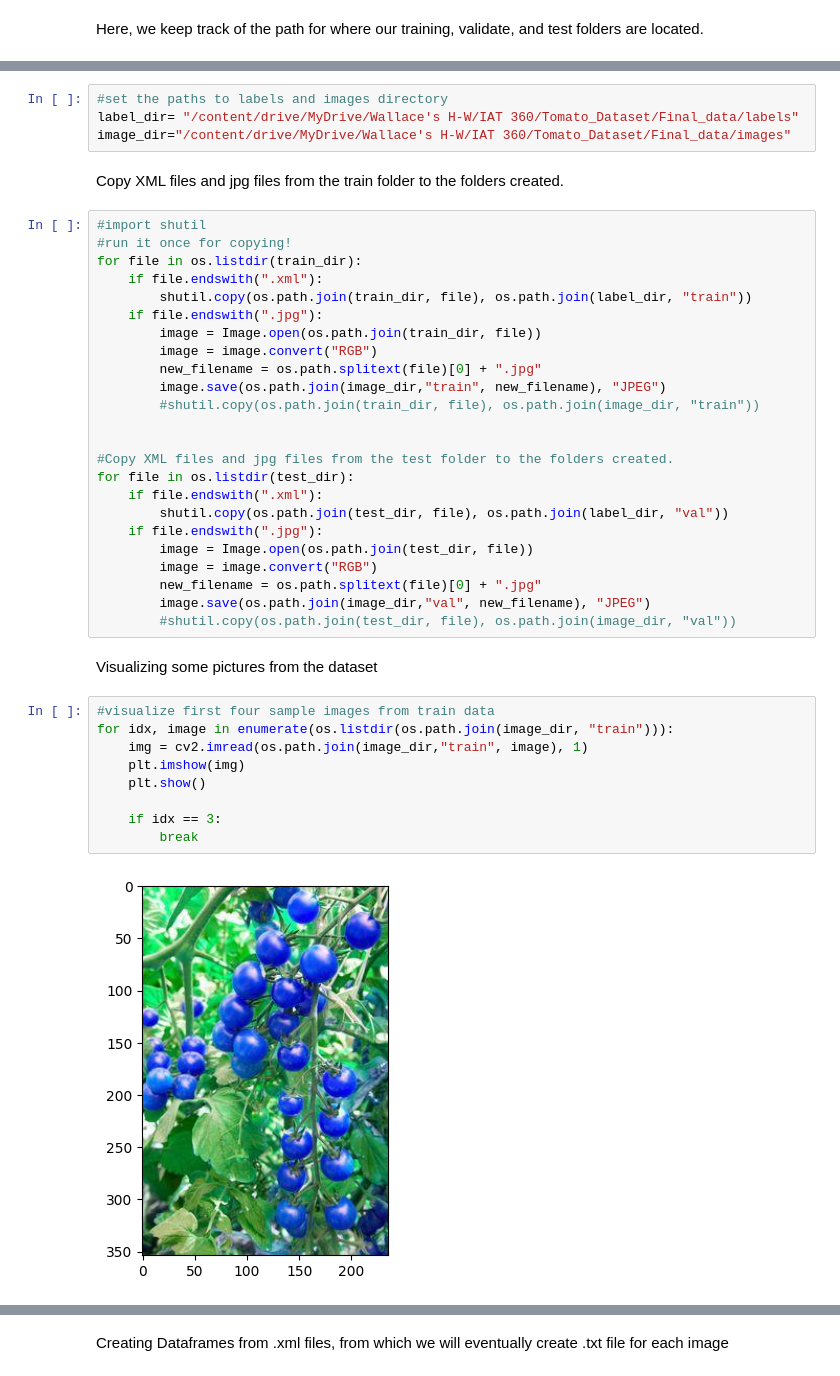
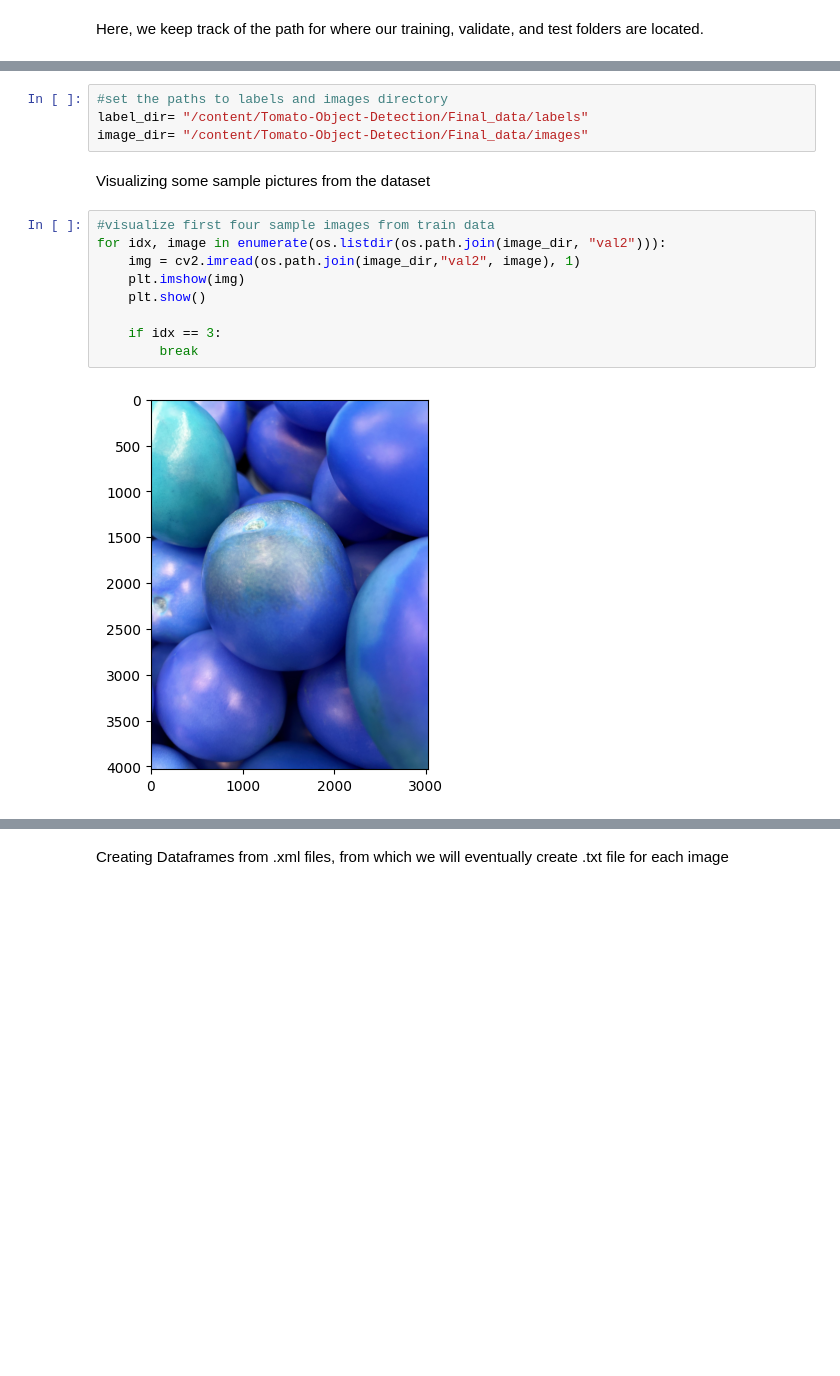
Before and after one commit to jaspergass/Tomato-Object-Detection, a Jupyter notebook: Tomato_Object_Detection2.ipynb, the cells around one changed output, grey strips where cells are left out. Cells and saved outputs as stored; diff of their text form; blank space fills up the shorter version.

```diff
--- a/Tomato_Object_Detection2.ipynb
+++ b/Tomato_Object_Detection2.ipynb
@@ -51,43 +39,17 @@ Making directories according to above struture of folders
 # %%
 #set the paths to labels and images directory
-label_dir= "/content/drive/MyDrive/Wallace's H-W/IAT 360/Tomato_Dataset/Final_data/labels"
-image_dir="/content/drive/MyDrive/Wallace's H-W/IAT 360/Tomato_Dataset/Final_data/images"
+label_dir= "/content/Tomato-Object-Detection/Final_data/labels"
+image_dir= "/content/Tomato-Object-Detection/Final_data/images"
-# %% [markdown]
-Copy XML files and jpg files from the train folder to the folders created.
-# %%
-#import shutil
-#run it once for copying!
-for file in os.listdir(train_dir):
-    if file.endswith(".xml"):
-        shutil.copy(os.path.join(train_dir, file), os.path.join(label_dir, "train"))
-    if file.endswith(".jpg"):
-        image = Image.open(os.path.join(train_dir, file))
-        image = image.convert("RGB")
-        new_filename = os.path.splitext(file)[0] + ".jpg"
-        image.save(os.path.join(image_dir,"train", new_filename), "JPEG")
-        #shutil.copy(os.path.join(train_dir, file), os.path.join(image_dir, "train"))
-
-
-#Copy XML files and jpg files from the test folder to the folders created.
-for file in os.listdir(test_dir):
-    if file.endswith(".xml"):
-        shutil.copy(os.path.join(test_dir, file), os.path.join(label_dir, "val"))
-    if file.endswith(".jpg"):
-        image = Image.open(os.path.join(test_dir, file))
-        image = image.convert("RGB")
-        new_filename = os.path.splitext(file)[0] + ".jpg"
-        image.save(os.path.join(image_dir,"val", new_filename), "JPEG")
-        #shutil.copy(os.path.join(test_dir, file), os.path.join(image_dir, "val"))
 # %% [markdown]
-Visualizing some pictures from the dataset
+Visualizing some sample pictures from the dataset
 # %%
 #visualize first four sample images from train data
-for idx, image in enumerate(os.listdir(os.path.join(image_dir, "train"))):
-    img = cv2.imread(os.path.join(image_dir,"train", image), 1)
+for idx, image in enumerate(os.listdir(os.path.join(image_dir, "val2"))):
+    img = cv2.imread(os.path.join(image_dir,"val2", image), 1)
     plt.imshow(img)
     plt.show()
 
     if idx == 3:
         break
 # %% [output]
-[figure, old version]
+[figure, new version]
```
Also changed, not shown: parts of 30 cells of this notebook, 1 other file.
